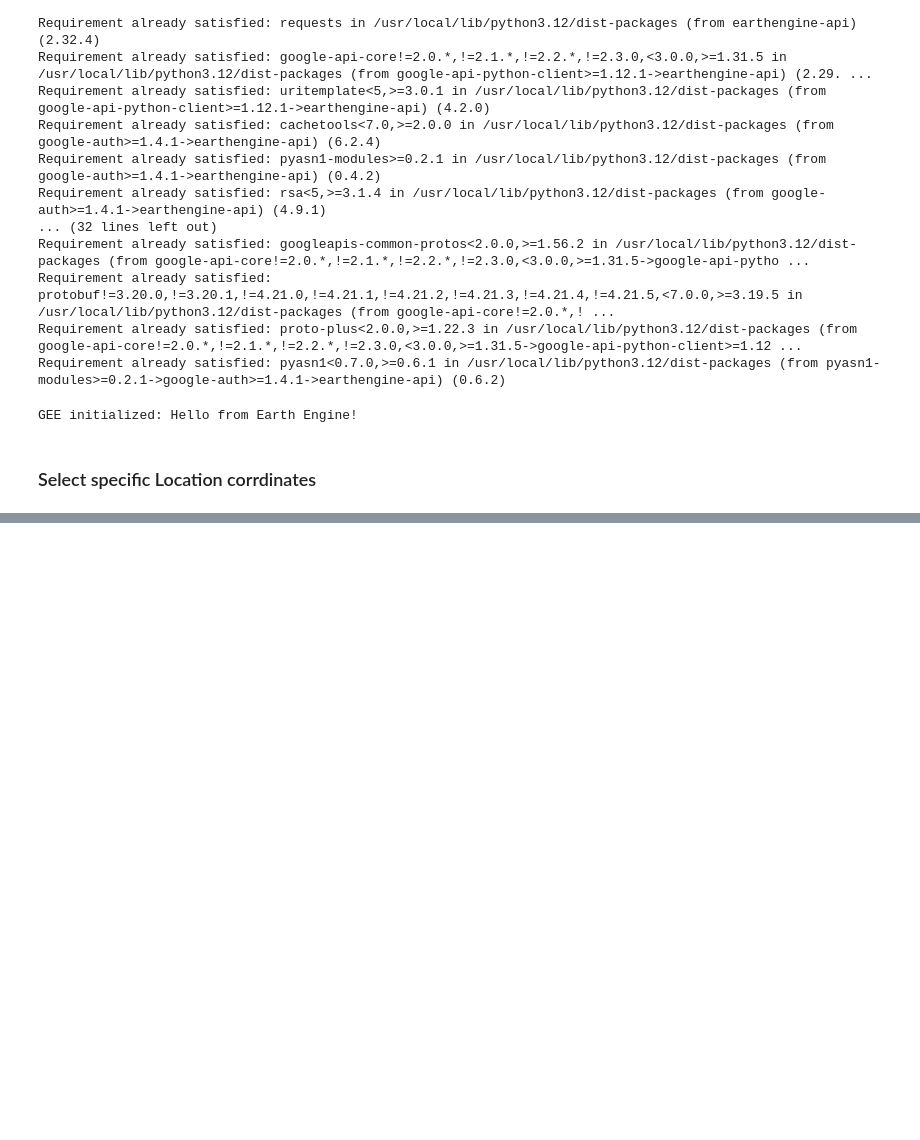
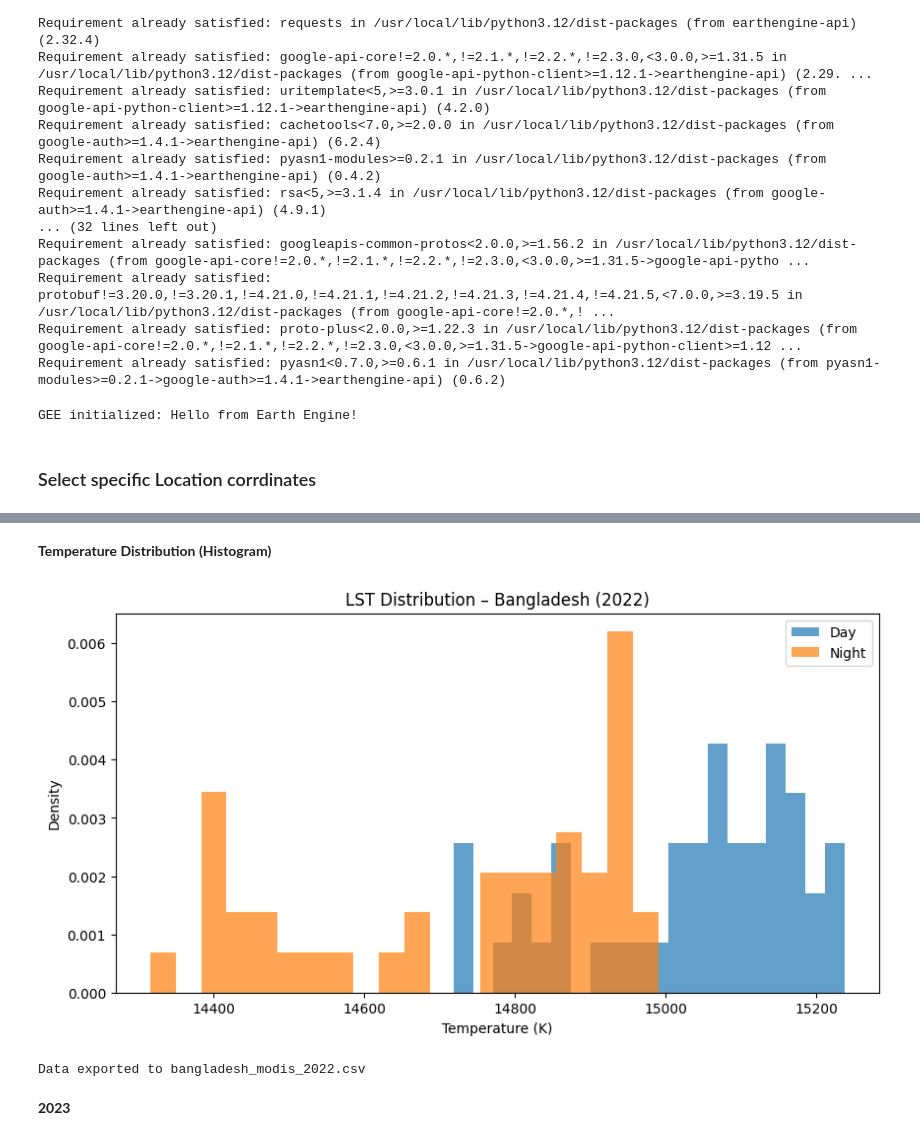
Before and after one commit to Amzilynn/Geoepidemiology-Profiling, a Jupyter notebook: Geoepidemiology_Profiling.ipynb, the cells around one changed output, grey strips where cells are left out. Saved outputs shown, nothing was run; the diff lists cells and outputs as text; code cells hidden in the pictures; blank space fills up the shorter version.

```diff
--- a/Geoepidemiology_Profiling.ipynb
+++ b/Geoepidemiology_Profiling.ipynb
@@ -204,21 +163,0 @@ California (Central/Wildfire Zone): 22144 km²
-# %%
-# Define time range (3 years of weekly data)
-end_date = datetime(2025, 1, 1)
-# 3 years back
-start_date = end_date - timedelta(days=3*365)
-
-# Generate weekly date ranges
-def generate_weekly_periods(start, end):
-    """Generate list of (week_start, week_end) tuples"""
-    periods = []
-    current = start
-    while current < end:
-        week_end = min(current + timedelta(days=7), end)
-        periods.append((current, week_end))
-        current = week_end
-    return periods
-
-weekly_periods = generate_weekly_periods(start_date, end_date)
-print(f"Total weeks to process: {len(weekly_periods)}")
-print(f"Date range: {start_date.strftime('%Y-%m-%d')} to {end_date.strftime('%Y-%m-%d')}")
-print(f"Example week: {weekly_periods[0][0].strftime('%Y-%m-%d')} to {weekly_periods[0][1].strftime('%Y-%m-%d')}")
@@ -1217,0 +380,25 @@ print("="*60)
+# %% [markdown]
+**Temperature Distribution (Histogram)**
+# %%
+if not df_bang_2022.empty:
+    plt.figure(figsize=(10, 5))
+    plt.hist(df_bang_2022['LST_Day_1km_mean'], bins=20, alpha=0.7, label='Day', density=True)
+    plt.hist(df_bang_2022['LST_Night_1km_mean'], bins=20, alpha=0.7, label='Night', density=True)
+
+    plt.title('LST Distribution – Bangladesh (2022)')
+    plt.xlabel('Temperature (K)')
+    plt.ylabel('Density')
+    plt.legend()
+    plt.show()
+else:
+    print("No data available")
+# %% [output]
+[figure, added]
+# %%
+if not df_bang_2022.empty:
+    df_bang_2022.to_csv('bangladesh_modis_2022.csv', index=False)
+    print("Data exported to bangladesh_modis_2022.csv")
+# %% [output]
+Data exported to bangladesh_modis_2022.csv
+# %% [markdown]
+**2023**
```
Also changed, not shown: parts of 80 cells of this notebook.
